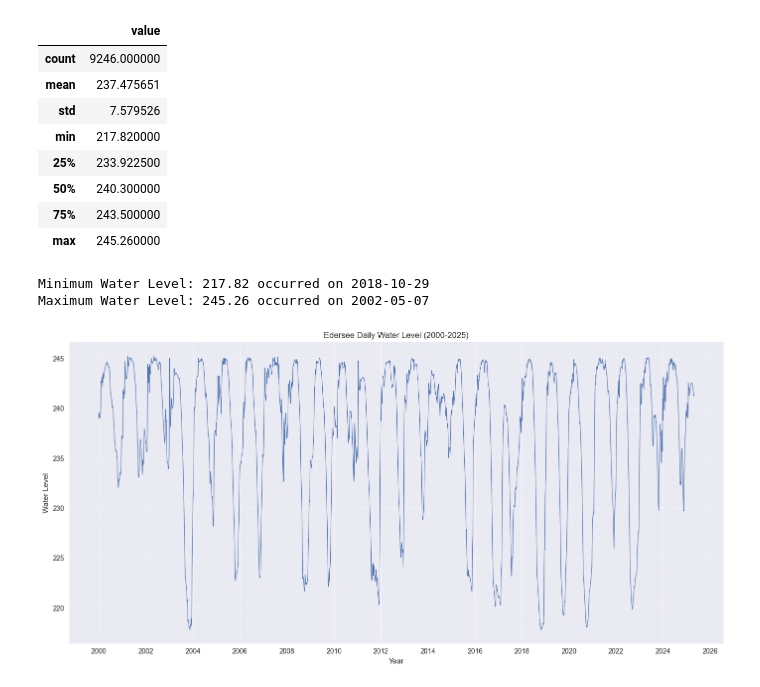
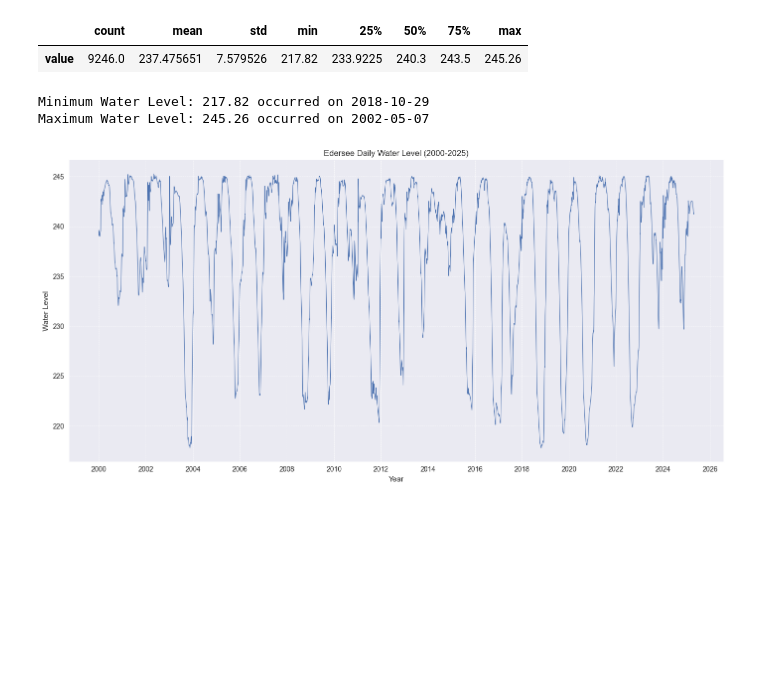
Before and after one commit to Marius-Knipp/edersee-water-prediction, a Jupyter notebook: notebooks/inspect_data.ipynb, the cells around one changed output. Cells and saved outputs as stored; diff of their text form; code cells hidden in the pictures; blank space fills up the shorter version.

```diff
--- a/notebooks/inspect_data.ipynb
+++ b/notebooks/inspect_data.ipynb
@@ -31,6 +23,0 @@ df
-# %%
-max = 245
-min = 205
-
-df['percentage'] = (df['value'] - min) / (max - min) * 100
-df
@@ -52,15 +24,8 @@ df
 # %%
-df.describe()
+df.describe().T
 # %% [output]
-|  | value |
-| count | 9246.000000 |
-| mean | 237.475651 |
-| std | 7.579526 |
-| min | 217.820000 |
-| 25% | 233.922500 |
-| 50% | 240.300000 |
-| 75% | 243.500000 |
-| max | 245.260000 |
+|  | count | mean | std | min | 25% | 50% | 75% | max |
+| value | 9246.0 | 237.475651 | 7.579526 | 217.82 | 233.9225 | 240.3 | 243.5 | 245.26 |
 # %%
 # Add year, month and dayofyear columns for seasonality and trend analysis
 df['year'] = df.index.year
```
Also changed, not shown: parts of 2 cells of this notebook, 3 other files.
